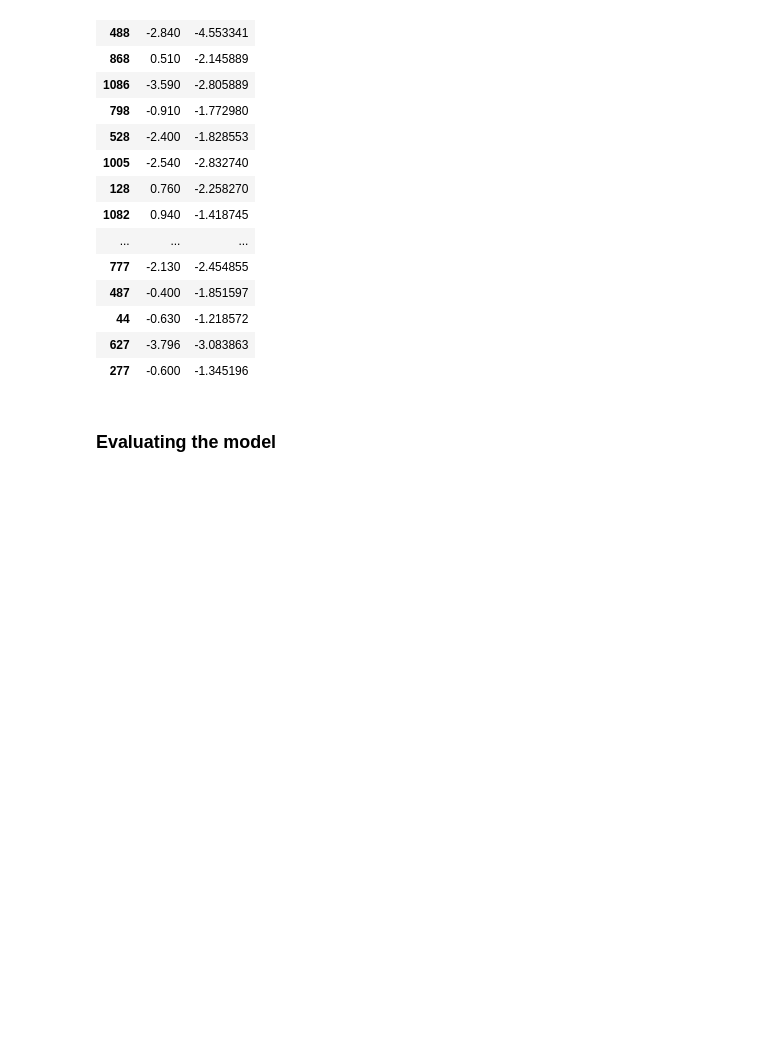
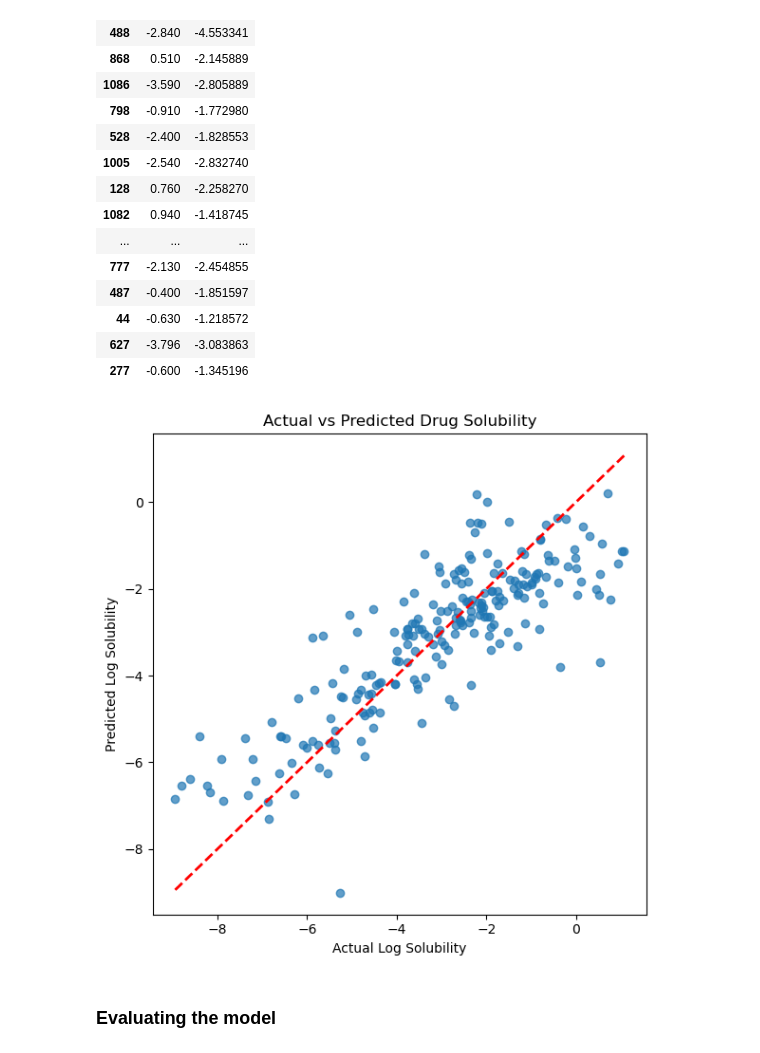
Before and after one commit to ajsam123/drug-solubility-predictor, a Jupyter notebook: drug_solubility_predictor.ipynb, the cells around one changed output. Cells and saved outputs as stored; diff of their text form; code cells hidden in the pictures; blank space fills up the shorter version.

Commit message:
feat: added actual/predicted visualzation

```diff
--- a/drug_solubility_predictor.ipynb
+++ b/drug_solubility_predictor.ipynb
@@ -213,6 +232,30 @@ results.head(20)
 | 44 | -0.630 | -1.218572 |
 | 627 | -3.796 | -3.083863 |
 | 277 | -0.600 | -1.345196 |
+# %%
+plt.figure(figsize=(6,6))
+plt.scatter(y_test, y_pred, alpha=0.7)
+
+# Perfect prediction line
+plt.plot(
+    [y_test.min(), y_test.max()],
+    [y_test.min(), y_test.max()],
+    'r--',
+    linewidth=2
+)
+
+
+plt.xlabel("Actual Log Solubility")
+plt.ylabel("Predicted Log Solubility")
+plt.title("Actual vs Predicted Drug Solubility")
+
+plt.tight_layout()
+
+
+
+plt.show()
+# %% [output]
+[figure, added]
 # %% [markdown]
 ### Evaluating the model
 # %%
```
Also changed, not shown: parts of 3 cells of this notebook.
